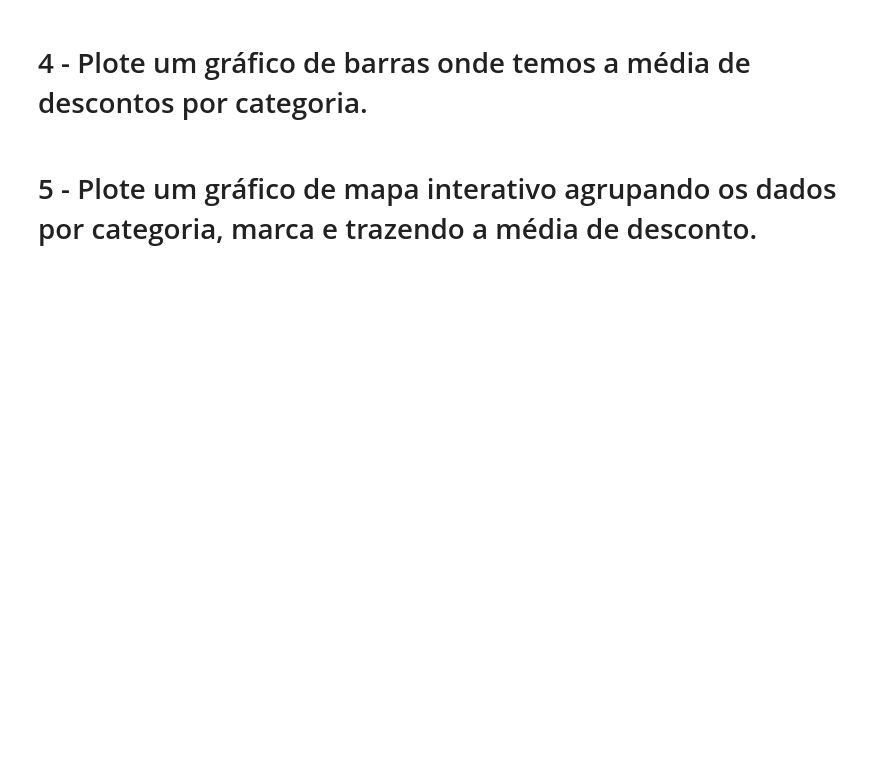
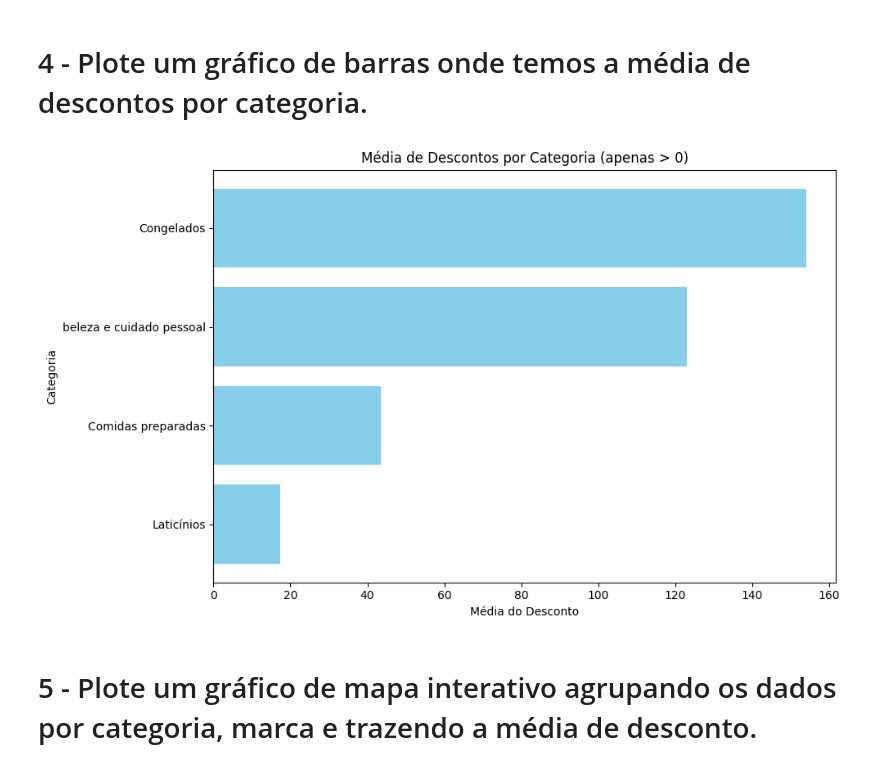
Before and after one commit to decknho/projeto-supermercado-EBAC, a Jupyter notebook: Profissao Cientista de Dados M13 Projeto.ipynb, the cells around one changed output. Drawn from its saved outputs; the diff is of its cells as text; code cells hidden in the pictures; blank space fills up the shorter version.

```diff
--- a/Profissao Cientista de Dados M13 Projeto.ipynb
+++ b/Profissao Cientista de Dados M13 Projeto.ipynb
@@ -87,2 +224,21 @@ Dica: Para trazer apenas os dados da categoria que você deseja você pode usar
+# %%
+# Seu código aqui
+plt.figure(figsize=(10,6))
+
+# (re)calcula a média de desconto por categoria para garantir que 'grouped' exista
+grouped = df.groupby('Categoria')['Desconto'].mean().reset_index()
+
+# filtra apenas categorias com desconto > 0
+grouped_filtered = grouped[grouped['Desconto'] > 0]
+
+grouped_sorted = grouped_filtered.sort_values(by='Desconto', ascending=True)
+plt.barh(grouped_sorted['Categoria'], grouped_sorted['Desconto'], color='skyblue')
+plt.ylabel('Categoria')
+plt.xlabel('Média do Desconto')
+plt.title('Média de Descontos por Categoria (apenas > 0)')
+plt.tight_layout()
+plt.show()
+# %% [output]
+[figure, added]
 # %% [markdown]
 # 5 - Plote um gráfico de mapa interativo agrupando os dados por categoria, marca e trazendo a média de desconto.
```
Also changed, not shown: parts of 16 cells of this notebook, 2 other files.
